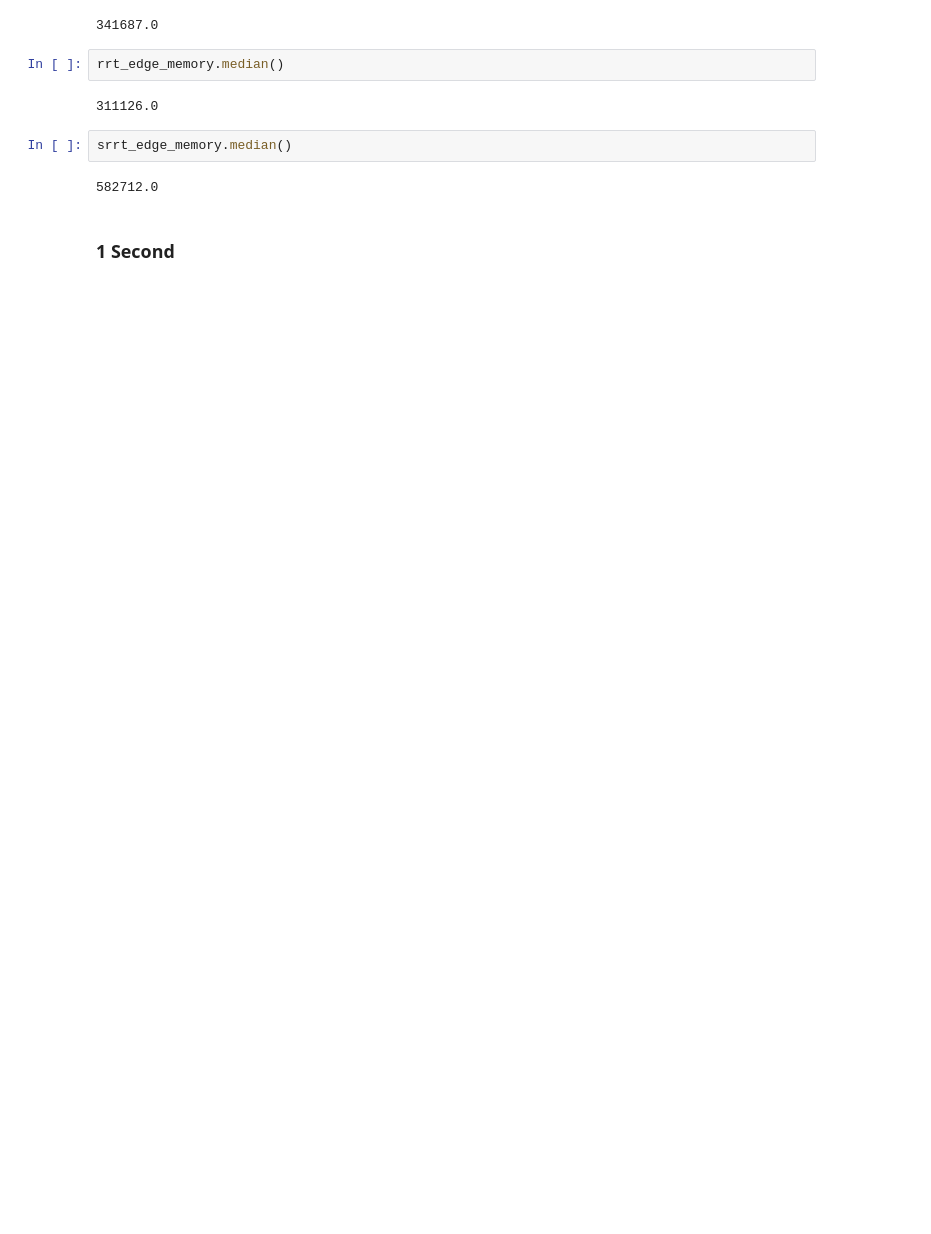
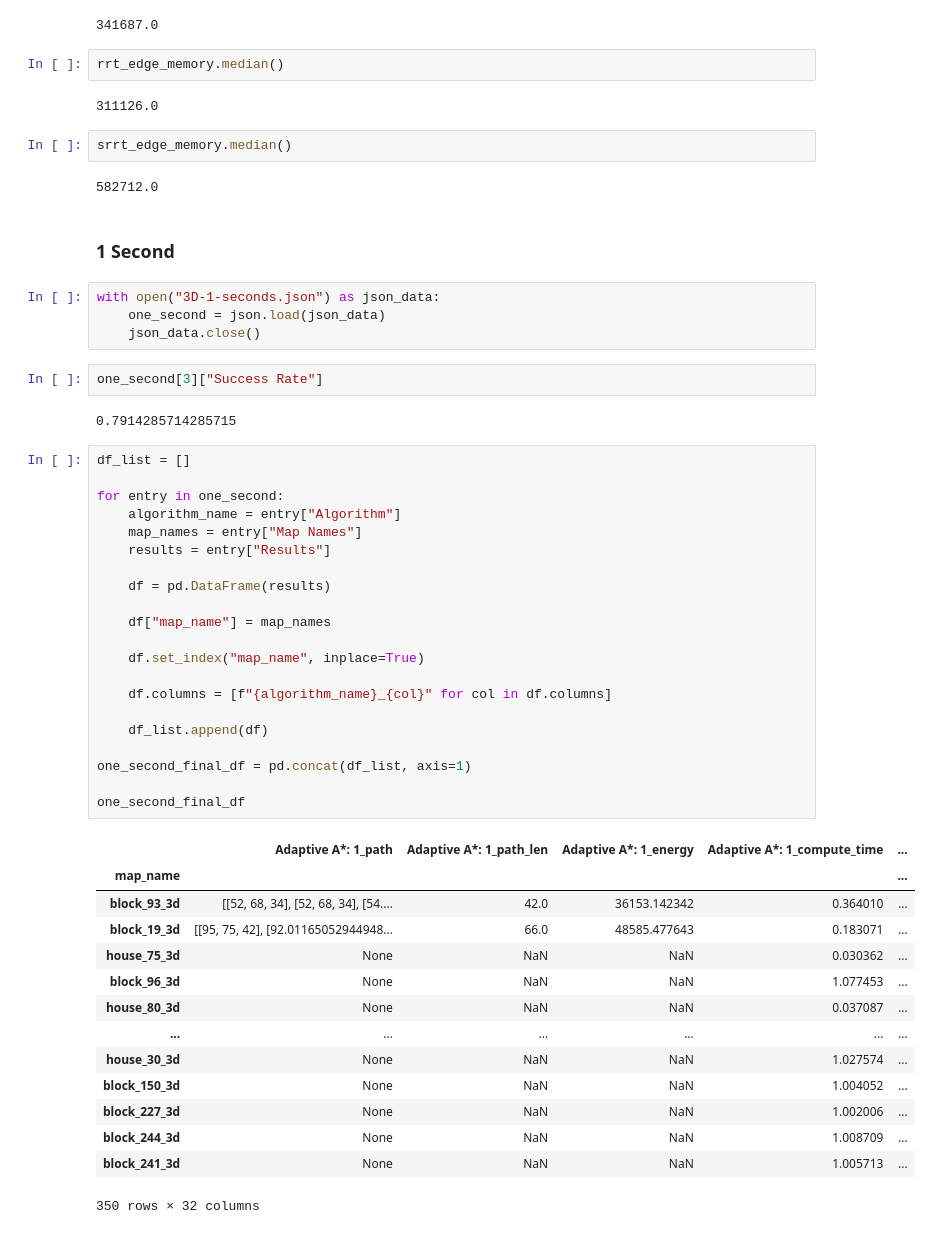
Before and after one commit to cameronstackhouse/PathPlanning, a Jupyter notebook: src/Evaluation/3D-results/analysis.ipynb, the cells around one changed output. Saved outputs shown, nothing was run; the diff lists cells and outputs as text; blank space fills up the shorter version.

```diff
--- a/src/Evaluation/3D-results/analysis.ipynb
+++ b/src/Evaluation/3D-results/analysis.ipynb
@@ -219,3 +219,47 @@ srrt_edge_memory.median()
 582712.0
 # %% [markdown]
 ### 1 Second
+# %%
+with open("3D-1-seconds.json") as json_data:
+    one_second = json.load(json_data)
+    json_data.close()
+# %%
+one_second[3]["Success Rate"]
+# %% [output]
+0.7914285714285715
+# %%
+df_list = []
+
+for entry in one_second:
+    algorithm_name = entry["Algorithm"]
+    map_names = entry["Map Names"]
+    results = entry["Results"]
+
+    df = pd.DataFrame(results)
+
+    df["map_name"] = map_names
+
+    df.set_index("map_name", inplace=True)
+
+    df.columns = [f"{algorithm_name}_{col}" for col in df.columns]
+
+    df_list.append(df)
+
+one_second_final_df = pd.concat(df_list, axis=1)
+
+one_second_final_df
+# %% [output]
+|  | Adaptive A*: 1_path | Adaptive A*: 1_path_len | Adaptive A*: 1_energy | Adaptive A*: 1_compute_time | ... |
+| map_name |  |  |  |  | ... |
+| block_93_3d | [[52, 68, 34], [52, 68, 34], [54.... | 42.0 | 36153.142342 | 0.364010 | ... |
+| block_19_3d | [[95, 75, 42], [92.01165052944948... | 66.0 | 48585.477643 | 0.183071 | ... |
+| house_75_3d | None | NaN | NaN | 0.030362 | ... |
+| block_96_3d | None | NaN | NaN | 1.077453 | ... |
+| house_80_3d | None | NaN | NaN | 0.037087 | ... |
+| ... | ... | ... | ... | ... | ... |
+| house_30_3d | None | NaN | NaN | 1.027574 | ... |
+| block_150_3d | None | NaN | NaN | 1.004052 | ... |
+| block_227_3d | None | NaN | NaN | 1.002006 | ... |
+| block_244_3d | None | NaN | NaN | 1.008709 | ... |
+| block_241_3d | None | NaN | NaN | 1.005713 | ... |
+350 rows × 32 columns
```
Also changed, not shown: parts of 14 cells of this notebook, 7 other files.
